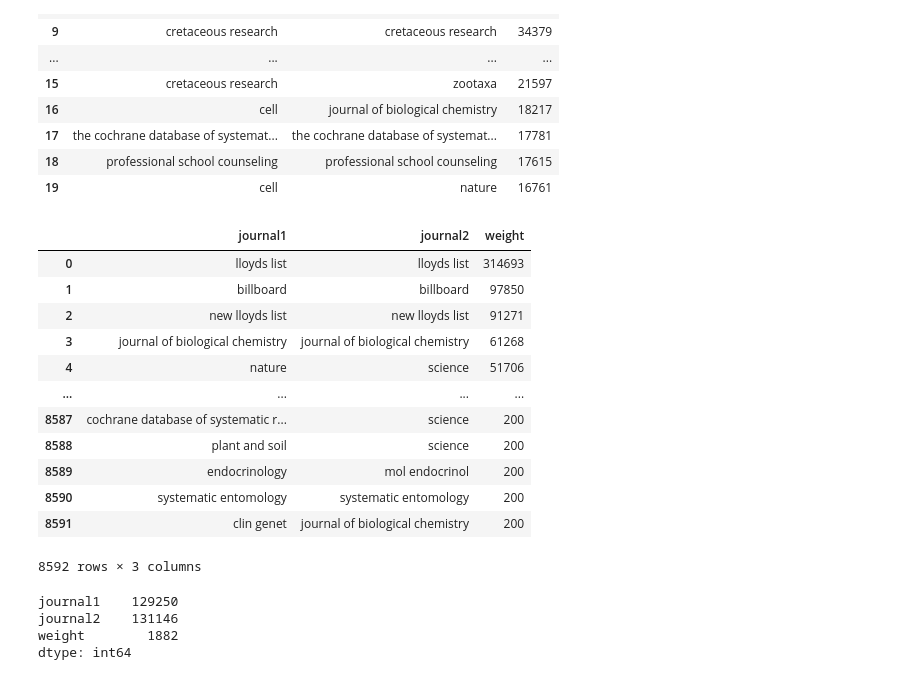
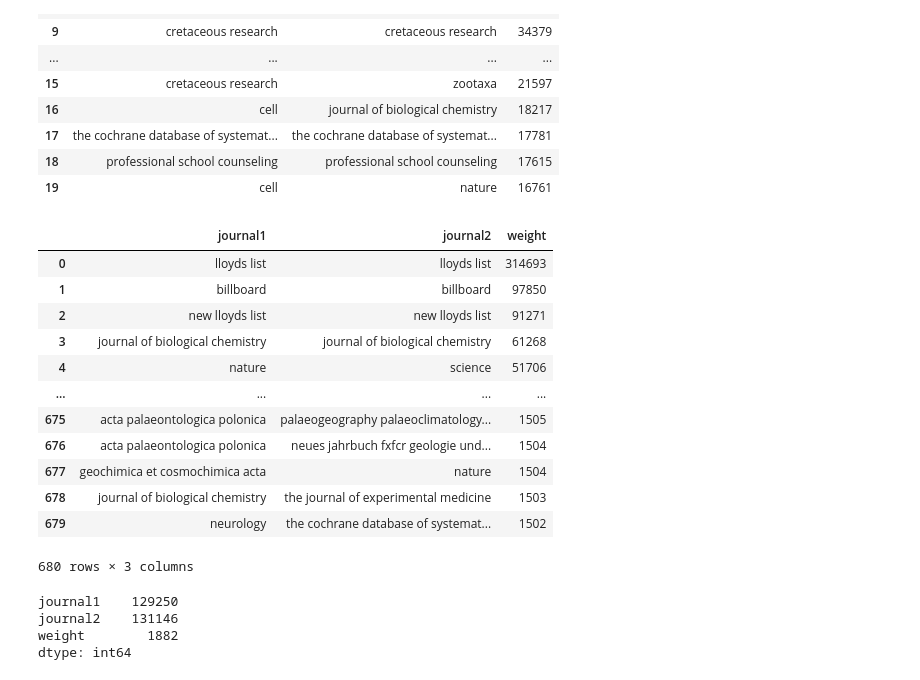
Before and after one commit to stepkurniawan/network-analysis-wikipedia-journals, a Jupyter notebook: codes/2_Data_preparation.ipynb, the cells around one changed output. Saved outputs shown, nothing was run; the diff lists cells and outputs as text; code cells hidden in the pictures.

```diff
--- a/codes/2_Data_preparation.ipynb
+++ b/codes/2_Data_preparation.ipynb
@@ -152,22 +148,22 @@ df2.head(20)
 # %%
 df2.to_csv(r'df2_full_weights.csv')
 # %%
-df3 = df2[df2.weight>=200]
+df3 = df2[df2.weight>=1500]
 df3
 # %% [output]
 |  | journal1 | journal2 | weight |
 | 0 | lloyds list | lloyds list | 314693 |
 | 1 | billboard | billboard | 97850 |
 | 2 | new lloyds list | new lloyds list | 91271 |
 | 3 | journal of biological chemistry | journal of biological chemistry | 61268 |
 | 4 | nature | science | 51706 |
 | ... | ... | ... | ... |
-| 8587 | cochrane database of systematic r... | science | 200 |
-| 8588 | plant and soil | science | 200 |
-| 8589 | endocrinology | mol endocrinol | 200 |
-| 8590 | systematic entomology | systematic entomology | 200 |
-| 8591 | clin genet | journal of biological chemistry | 200 |
+| 675 | acta palaeontologica polonica | palaeogeography palaeoclimatology... | 1505 |
+| 676 | acta palaeontologica polonica | neues jahrbuch fxfcr geologie und... | 1504 |
+| 677 | geochimica et cosmochimica acta | nature | 1504 |
+| 678 | journal of biological chemistry | the journal of experimental medicine | 1503 |
+| 679 | neurology | the cochrane database of systemat... | 1502 |
-8592 rows × 3 columns
+680 rows × 3 columns
 # %%
 df2.nunique()
 # %% [output]
```
Also changed, not shown: parts of 10 cells of this notebook, 2 other files.
